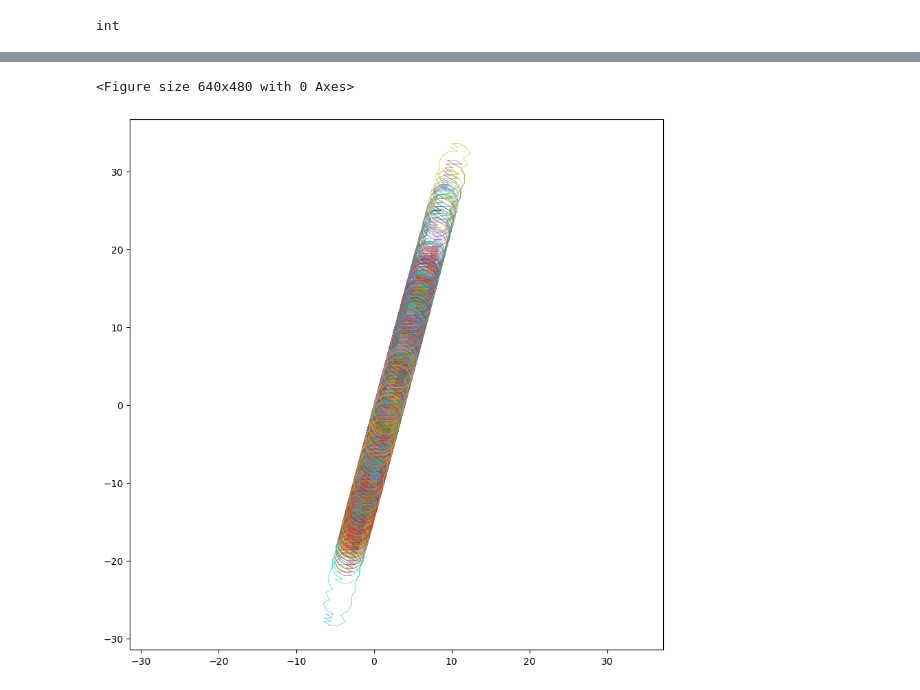
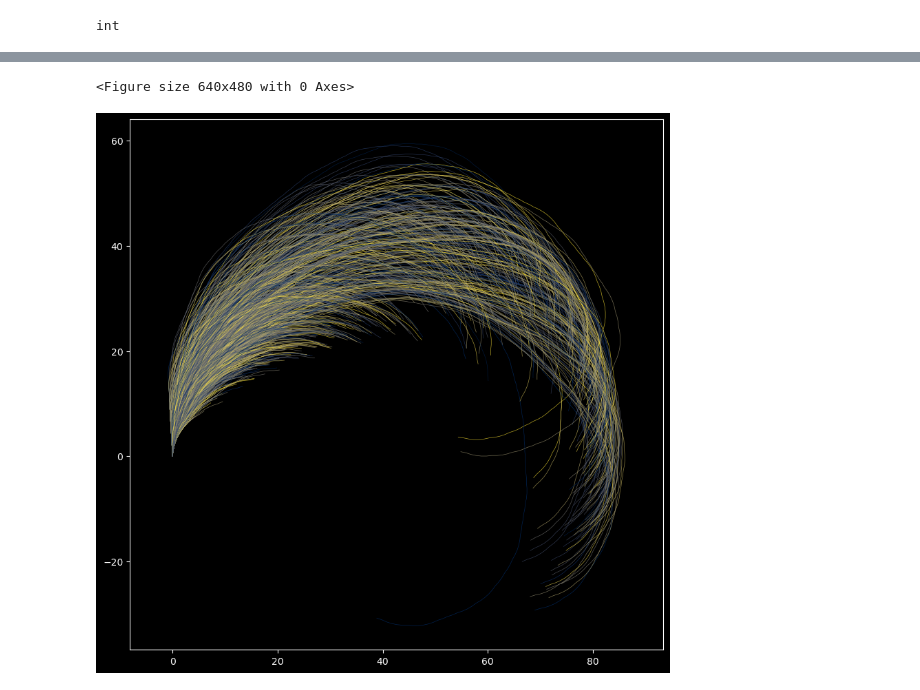
Before and after one commit to TaeKyungg2/collatz-conjecture, a Jupyter notebook: col_graph_2d.ipynb, the cells around one changed output, grey strips where cells are left out. Saved outputs shown, nothing was run; the diff lists cells and outputs as text; code cells hidden in the pictures.

```diff
--- a/col_graph_2d.ipynb
+++ b/col_graph_2d.ipynb
@@ -29,12 +29,15 @@ def nums_to_point(num):
     index=1
     for n in num[1:]:
         if n%2==0:
-            dir+=pi/6
+            dir+=pi/30
             x_points.append(x_points[index-1]+sin(dir))
             y_points.append(y_points[index-1]+cos(dir))
         else:
-            dir-=pi/6
-            x_points.append(x_points[index-1]-sin(dir))
+            dir-=pi/30
+            x_points.append(x_points[index-1]+sin(dir))
             y_points.append(y_points[index-1]+cos(dir))
         index+=1
     return x_points,y_points
+points_1k=[] #그래프 그리는 시간 오래 걸려서 1000개만 만들기
+for line in col_nums[:1000]:
+    points_1k.append(nums_to_point(line))
@@ -59,17 +44,19 @@ points[:1]
 # %%
 import matplotlib.pyplot as plt
 import matplotlib.cm as cm
 import numpy as np
 plt.clf()
+plt.style.use("dark_background")
 plt.figure(figsize=(10, 10))
-for i in points_1k:
-    color=cm.tab10(np.random.rand())
-    plt.plot(i[0],i[1],color=color,linewidth=0.5,alpha=0.8)
-    #plt.axis([1, 1000000, 1, 1000000])
+for idx,i in enumerate(points_1k):
+    color=cm.cividis(np.random.rand())
+    #color=np.random.rand(4,)
+    plt.plot(i[0],i[1],color=color,linewidth=0.5,alpha=0.7)
     plt.axis("equal")
-plt.savefig("graph/not_30.svg")
-plt.savefig("graph/not_30.png")
+name="10civ"
+plt.savefig("graph/"+name+".svg")
+plt.savefig("graph/"+name+".png")
 plt.show()
 # %% [output]
 <Figure size 640x480 with 0 Axes>
-[figure, old version]
+[figure, new version]
```
Also changed, not shown: parts of 4 cells of this notebook, 59 other files.
